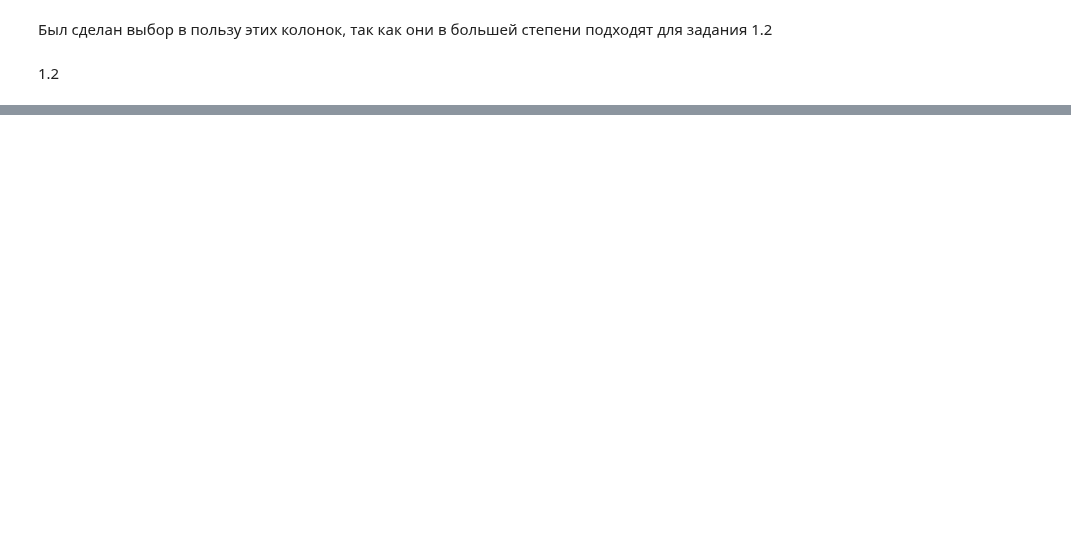
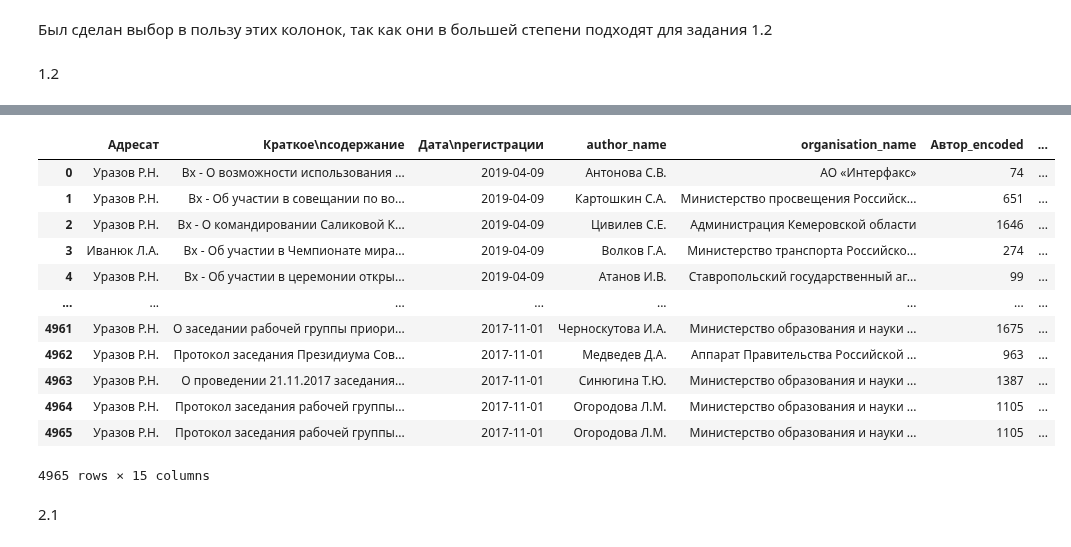
Before and after one commit to DmitriyOlesik/Mashinoe, a Jupyter notebook: Добро_пожаловать_в_Colaboratory!.ipynb, the cells around one changed output, grey strips where cells are left out. Saved outputs shown, nothing was run; the diff lists cells and outputs as text; code cells hidden in the pictures; blank space fills up the shorter version.

```diff
--- a/Добро_пожаловать_в_Colaboratory!.ipynb
+++ b/Добро_пожаловать_в_Colaboratory!.ipynb
@@ -76,0 +150,18 @@ df
+# %%
+df
+# %% [output]
+|  | Адресат | Краткое\nсодержание | Дата\nрегистрации | author_name | organisation_name | Автор_encoded | ... |
+| 0 | Уразов Р.Н. | Вх - О возможности использования ... | 2019-04-09 | Антонова С.В. | АО «Интерфакс» | 74 | ... |
+| 1 | Уразов Р.Н. | Вх - Об участии в совещании по во... | 2019-04-09 | Картошкин С.А. | Министерство просвещения Российск... | 651 | ... |
+| 2 | Уразов Р.Н. | Вх - О командировании Саликовой К... | 2019-04-09 | Цивилев С.Е. | Администрация Кемеровской области | 1646 | ... |
+| 3 | Иванюк Л.А. | Вх - Об участии в Чемпионате мира... | 2019-04-09 | Волков Г.А. | Министерство транспорта Российско... | 274 | ... |
+| 4 | Уразов Р.Н. | Вх - Об участии в церемонии откры... | 2019-04-09 | Атанов И.В. | Ставропольский государственный аг... | 99 | ... |
+| ... | ... | ... | ... | ... | ... | ... | ... |
+| 4961 | Уразов Р.Н. | О заседании рабочей группы приори... | 2017-11-01 | Черноскутова И.А. | Министерство образования и науки ... | 1675 | ... |
+| 4962 | Уразов Р.Н. | Протокол заседания Президиума Сов... | 2017-11-01 | Медведев Д.А. | Аппарат Правительства Российской ... | 963 | ... |
+| 4963 | Уразов Р.Н. | О проведении 21.11.2017 заседания... | 2017-11-01 | Синюгина Т.Ю. | Министерство образования и науки ... | 1387 | ... |
+| 4964 | Уразов Р.Н. | Протокол заседания рабочей группы... | 2017-11-01 | Огородова Л.М. | Министерство образования и науки ... | 1105 | ... |
+| 4965 | Уразов Р.Н. | Протокол заседания рабочей группы... | 2017-11-01 | Огородова Л.М. | Министерство образования и науки ... | 1105 | ... |
+4965 rows × 15 columns
+# %% [markdown]
+2.1
```
Also changed, not shown: parts of 8 cells of this notebook.
